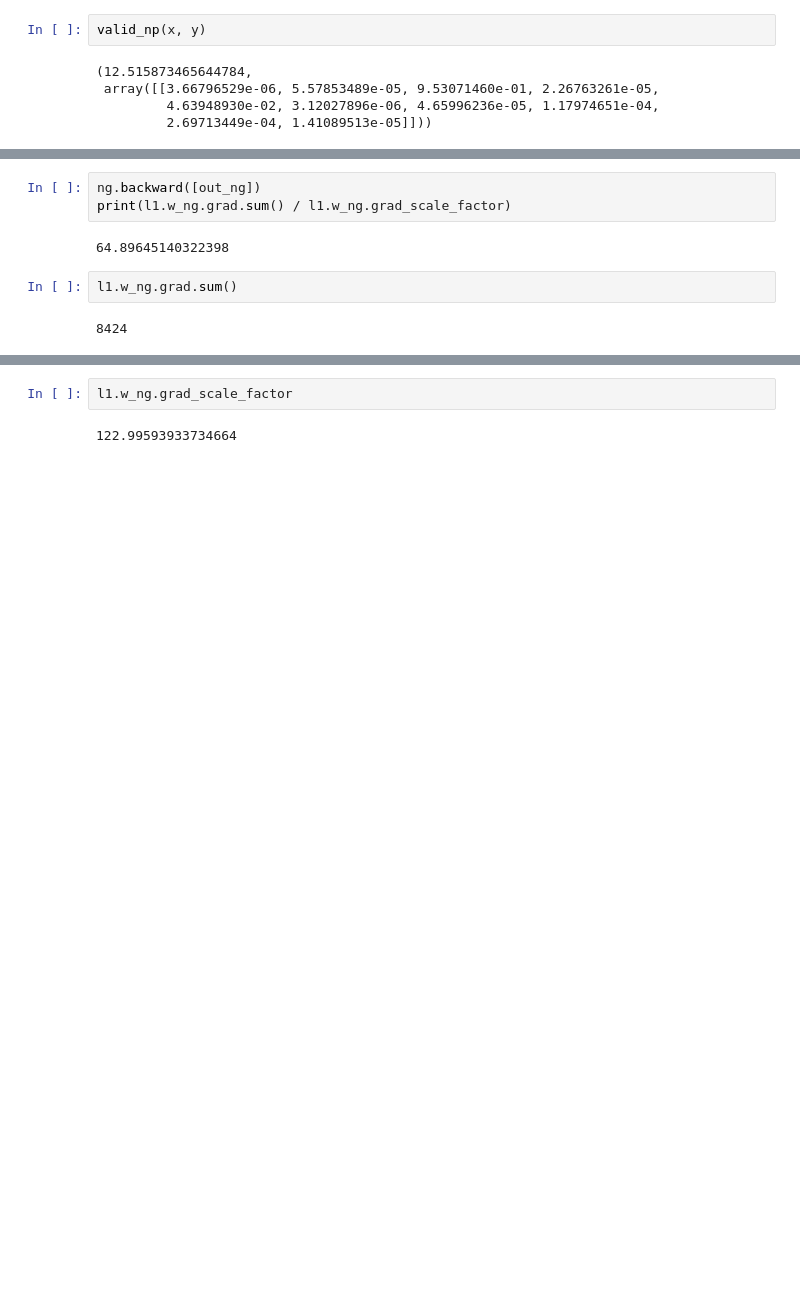
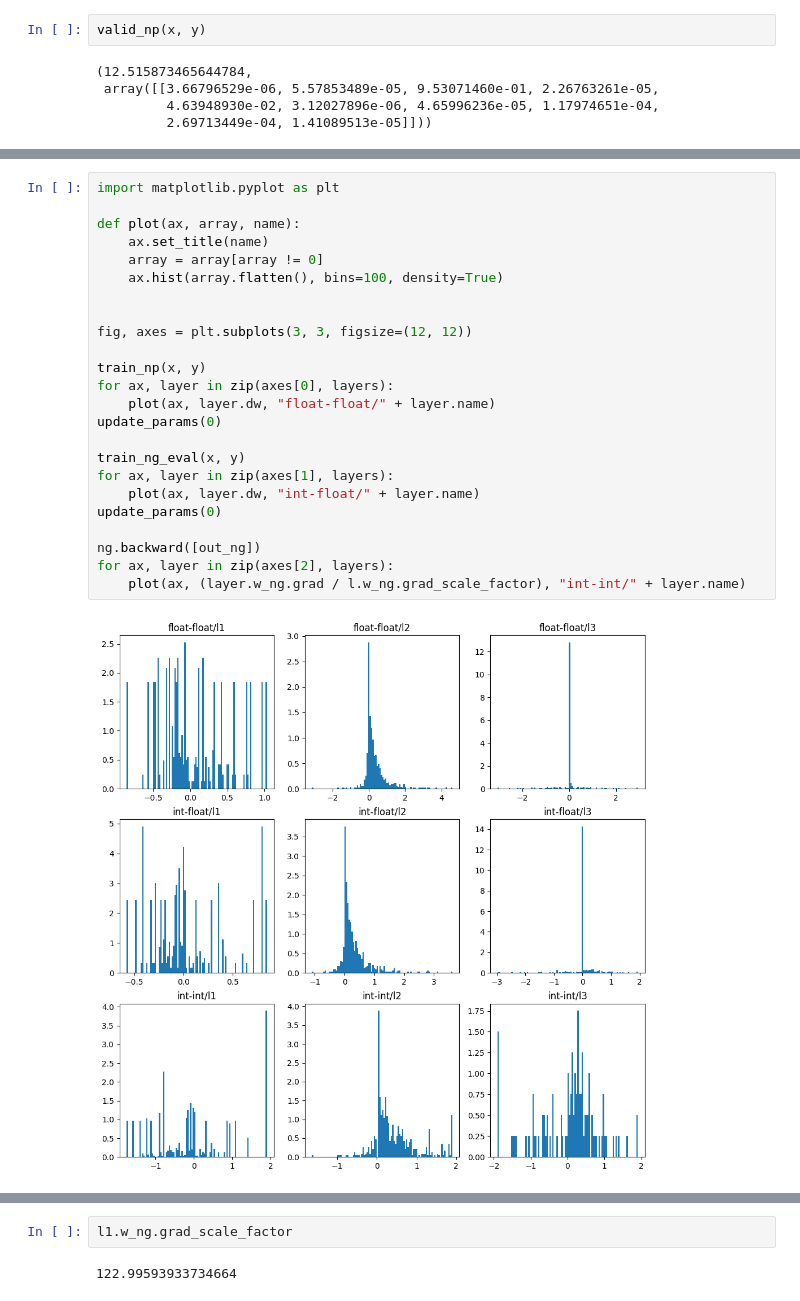
Before and after one commit to sefutsu/nngen, a Jupyter notebook: training/float_backward/error.ipynb, the cells around one changed output, grey strips where cells are left out. Drawn from its saved outputs; the diff is of its cells as text; blank space fills up the shorter version.

Commit message:
histogram

```diff
--- a/training/float_backward/error.ipynb
+++ b/training/float_backward/error.ipynb
@@ -135,9 +133,26 @@ l3
-# %%
-ng.backward([out_ng])
-print(l1.w_ng.grad.sum() / l1.w_ng.grad_scale_factor)
-# %% [output]
-64.89645140322398
-# %%
-l1.w_ng.grad.sum()
-# %% [output]
-8424
+# %%
+import matplotlib.pyplot as plt
+
+def plot(ax, array, name):
+    ax.set_title(name)
+    array = array[array != 0]
+    ax.hist(array.flatten(), bins=100, density=True)
+
+
+fig, axes = plt.subplots(3, 3, figsize=(12, 12))
+
+train_np(x, y)
+for ax, layer in zip(axes[0], layers):
+    plot(ax, layer.dw, "float-float/" + layer.name)
+update_params(0)
+
+train_ng_eval(x, y)
+for ax, layer in zip(axes[1], layers):
+    plot(ax, layer.dw, "int-float/" + layer.name)
+update_params(0)
+
+ng.backward([out_ng])
+for ax, layer in zip(axes[2], layers):
+    plot(ax, (layer.w_ng.grad / l.w_ng.grad_scale_factor), "int-int/" + layer.name)
+# %% [output]
+[figure, added]
```
Also changed, not shown: parts of 6 cells of this notebook.
